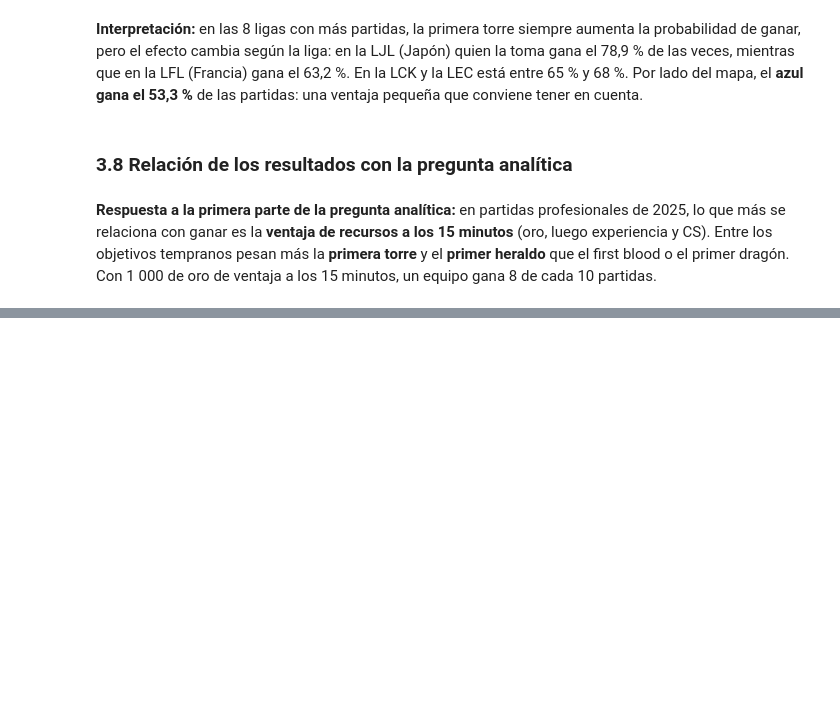
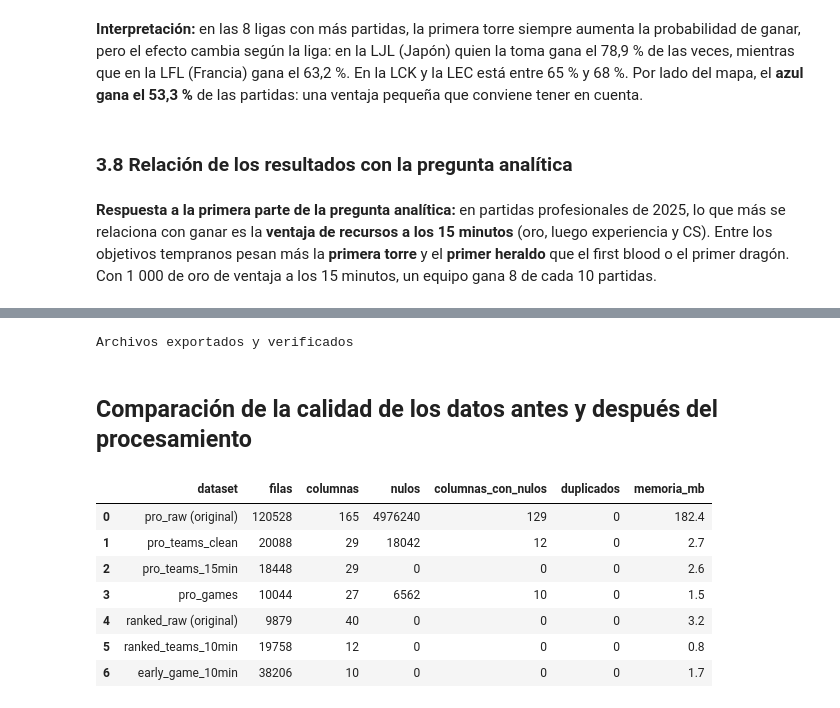
Before and after one commit to juancamilomontes/proyecto-lol-ciencia-datos, a Jupyter notebook: notebooks/data_preparation.ipynb, the cells around one changed output, grey strips where cells are left out. Saved outputs shown, nothing was run; the diff lists cells and outputs as text; code cells hidden in the pictures; blank space fills up the shorter version.

Commit message:
feat: prepare and validate processed datasets

```diff
--- a/notebooks/data_preparation.ipynb
+++ b/notebooks/data_preparation.ipynb
@@ -710,0 +726,13 @@ Name: result, dtype: float64
+# %%
+COLS_PARTIDA = ['game_id', 'league', 'split', 'date', 'patch', 'game_length_min', 'has_early_stats']
+COLS_LADO = ['team', 'result', 'first_blood', 'first_dragon', 'first_herald', 'first_tower',
+             'void_grubs', 'gold_diff_15', 'xp_diff_15', 'cs_diff_15']
+
+azul = pro_clean.loc[pro_clean['side'] == 'blue', COLS_PARTIDA + COLS_LADO]
+rojo = pro_clean.loc[pro_clean['side'] == 'red', ['game_id'] + COLS_LADO]
+
+pro_games = azul.merge(rojo, on='game_id', how='outer', suffixes=('_blue', '_red'),
+                       validate='1:1', indicator=True)
+print(pro_games['_merge'].value_counts())
+pro_games = pro_games.drop(columns='_merge')
+print(pro_games.shape)
@@ -710,0 +860,13 @@ Name: result, dtype: float64
+# %%
+early_game_10['gold_lead_10'] = pd.cut(early_game_10['gold_diff_10'], bins=[-np.inf, -1000, 1000, np.inf],
+                                       labels=['atrás (< -1000)', 'parejo (±1000)', 'adelante (> 1000)'])
+
+comparacion_oro = early_game_10.pivot_table(index='source', columns='gold_lead_10', values='result',
+                                            aggfunc='mean', observed=True).round(3)
+comparacion_fb = (early_game_10.groupby(['source', 'first_blood'], observed=True)['result']
+                  .mean().unstack().rename(columns={0: 'sin_first_blood', 1: 'con_first_blood'}).round(3))
+print('Tasa de victoria según la ventaja de oro a los 10 minutos:')
+print(comparacion_oro)
+print()
+print('Tasa de victoria según first blood:')
+print(comparacion_fb)
@@ -710,0 +905,3 @@ Name: result, dtype: float64
+# %%
+early_game_10 = early_game_10.drop(columns='gold_lead_10')
+pro15 = pro15.drop(columns='gold_bracket_15')
@@ -710,0 +964,33 @@ Name: result, dtype: float64
+# %%
+# Comprobación: lo exportado se puede volver a leer igual
+releido = pd.read_parquet(PROCESSED / 'pro_teams_clean.parquet')
+assert releido.shape == pro_clean.shape
+assert (releido.dtypes.astype(str) == pro_clean.dtypes.astype(str)).all(), 'Parquet cambió algún tipo'
+assert pd.read_csv(PROCESSED / 'early_game_10min.csv').shape == early_game_10.shape
+assert pd.read_csv(PROCESSED / 'pro_games.csv').shape == pro_games.shape
+print('Archivos exportados y verificados')
+# %% [output]
+Archivos exportados y verificados
+# %% [markdown]
+## Comparación de la calidad de los datos antes y después del procesamiento
+# %%
+calidad_final = pd.DataFrame([
+    perfil_calidad(pro_raw, 'pro_raw (original)'),
+    perfil_calidad(pro_clean, 'pro_teams_clean'),
+    perfil_calidad(pro15, 'pro_teams_15min'),
+    perfil_calidad(pro_games, 'pro_games'),
+    perfil_calidad(ranked_raw, 'ranked_raw (original)'),
+    perfil_calidad(ranked_teams, 'ranked_teams_10min'),
+    perfil_calidad(early_game_10, 'early_game_10min'),
+])
+calidad_final.to_csv(PROCESSED / 'quality_before_after.csv', index=False)
+calidad_final
+# %% [output]
+|  | dataset | filas | columnas | nulos | columnas_con_nulos | duplicados | memoria_mb |
+| 0 | pro_raw (original) | 120528 | 165 | 4976240 | 129 | 0 | 182.4 |
+| 1 | pro_teams_clean | 20088 | 29 | 18042 | 12 | 0 | 2.7 |
+| 2 | pro_teams_15min | 18448 | 29 | 0 | 0 | 0 | 2.6 |
+| 3 | pro_games | 10044 | 27 | 6562 | 10 | 0 | 1.5 |
+| 4 | ranked_raw (original) | 9879 | 40 | 0 | 0 | 0 | 3.2 |
+| 5 | ranked_teams_10min | 19758 | 12 | 0 | 0 | 0 | 0.8 |
+| 6 | early_game_10min | 38206 | 10 | 0 | 0 | 0 | 1.7 |
```
Also changed, not shown: parts of 23 cells of this notebook, 12 other files.
